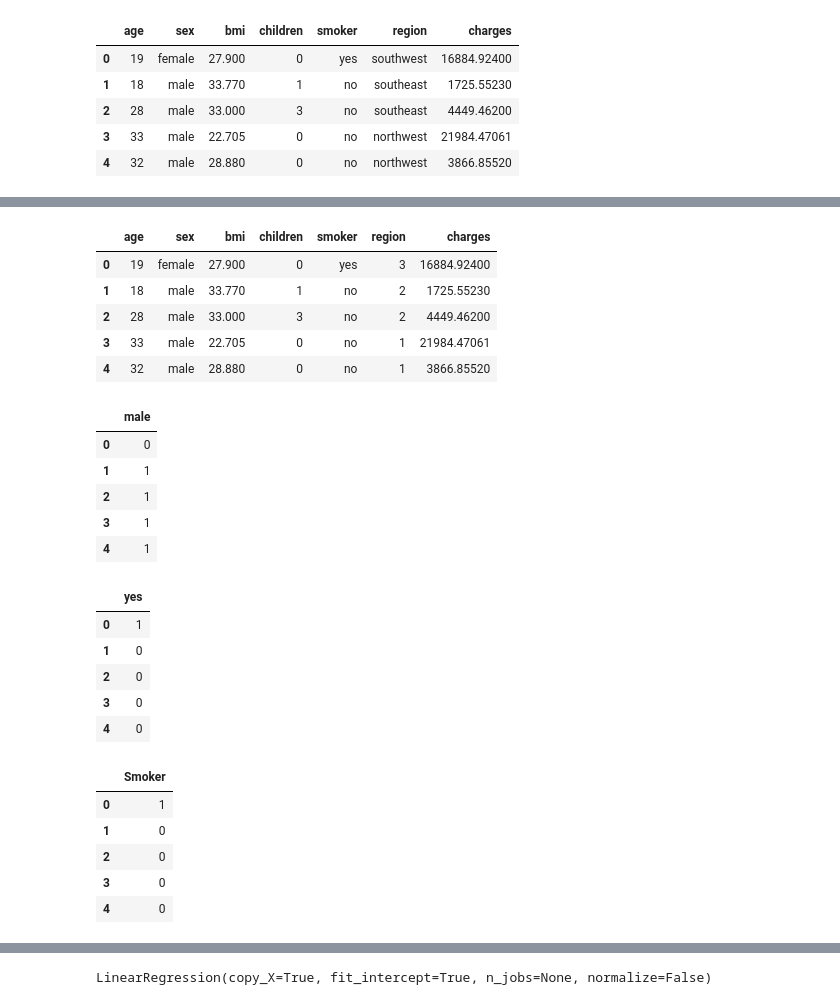
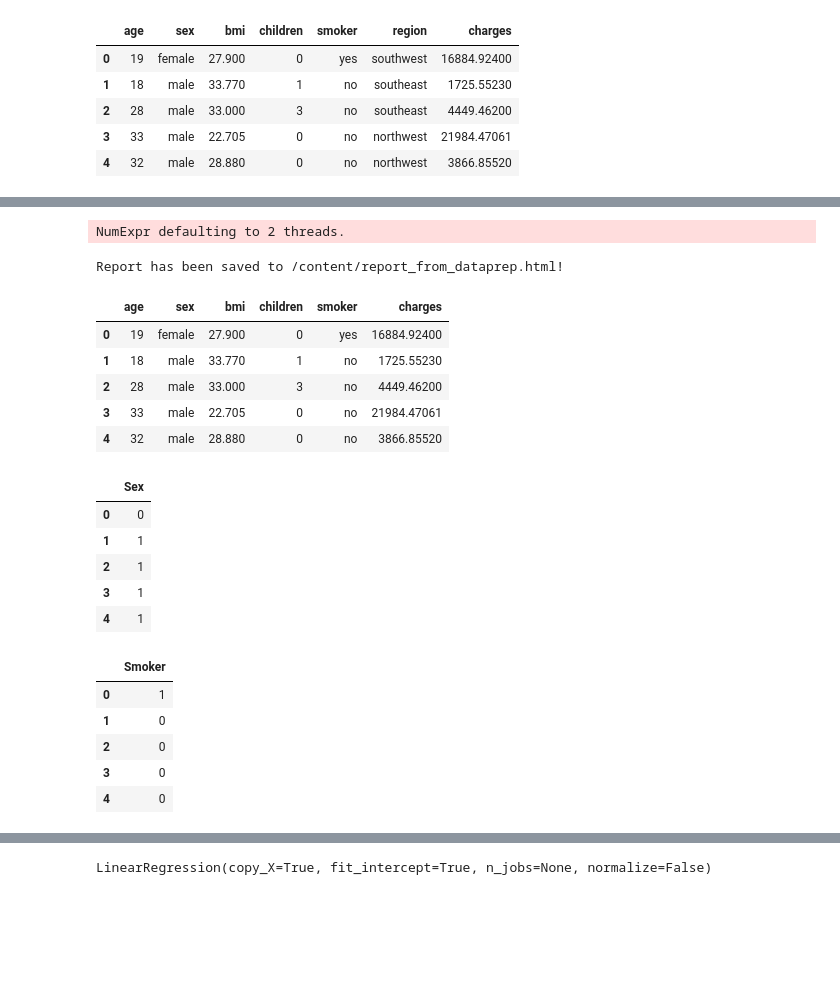
Before and after one commit to nitish-pandey/Insurance-Cost-Prediction-with-deployment, a Jupyter notebook: model.ipynb, the cells around one changed output, grey strips where cells are left out. Saved outputs shown, nothing was run; the diff lists cells and outputs as text; code cells hidden in the pictures; blank space fills up the shorter version.

```diff
--- a/model.ipynb
+++ b/model.ipynb
@@ -25,0 +76,3 @@ le=LabelEncoder()
+# %%
+data.drop_duplicates(inplace=True)
+data.shape
@@ -26,18 +101,26 @@ le=LabelEncoder()
+# %%
+from dataprep.eda import create_report
+report=create_report(data)
+report.save('report_from_dataprep')
+# %% [output]
+NumExpr defaulting to 2 threads.
+Report has been saved to /content/report_from_dataprep.html!
 # %%
-data['region']=le.fit_transform(data['region'])
+data.drop(['region'],axis=1,inplace=True)
 data.head()
 # %% [output]
-|  | age | sex | bmi | children | smoker | region | charges |
-| 0 | 19 | female | 27.900 | 0 | yes | 3 | 16884.92400 |
-| 1 | 18 | male | 33.770 | 1 | no | 2 | 1725.55230 |
-| 2 | 28 | male | 33.000 | 3 | no | 2 | 4449.46200 |
-| 3 | 33 | male | 22.705 | 0 | no | 1 | 21984.47061 |
-| 4 | 32 | male | 28.880 | 0 | no | 1 | 3866.85520 |
+|  | age | sex | bmi | children | smoker | charges |
+| 0 | 19 | female | 27.900 | 0 | yes | 16884.92400 |
+| 1 | 18 | male | 33.770 | 1 | no | 1725.55230 |
+| 2 | 28 | male | 33.000 | 3 | no | 4449.46200 |
+| 3 | 33 | male | 22.705 | 0 | no | 21984.47061 |
+| 4 | 32 | male | 28.880 | 0 | no | 3866.85520 |
 # %%
 a=pd.get_dummies(data['sex'],drop_first=True)
+a.columns=['Sex']
 a.head()
 # %% [output]
-|  | male |
+|  | Sex |
 | 0 | 0 |
 | 1 | 1 |
 | 2 | 1 |
@@ -45,9 +128,10 @@ a.head()
 | 4 | 1 |
 # %%
 b=pd.get_dummies(data['smoker'],drop_first=True)
+b.columns=['Smoker']
 b.head()
 # %% [output]
-|  | yes |
+|  | Smoker |
 | 0 | 1 |
 | 1 | 0 |
 | 2 | 0 |
@@ -58,12 +140,3 @@ b.columns=['Smoker']
-# %%
-b.head()
-# %% [output]
-|  | Smoker |
-| 0 | 1 |
-| 1 | 0 |
-| 2 | 0 |
-| 3 | 0 |
-| 4 | 0 |
 # %%
 data=pd.concat([data,a,b],axis=1)
 data.head()
```
Also changed, not shown: parts of 38 cells of this notebook.
